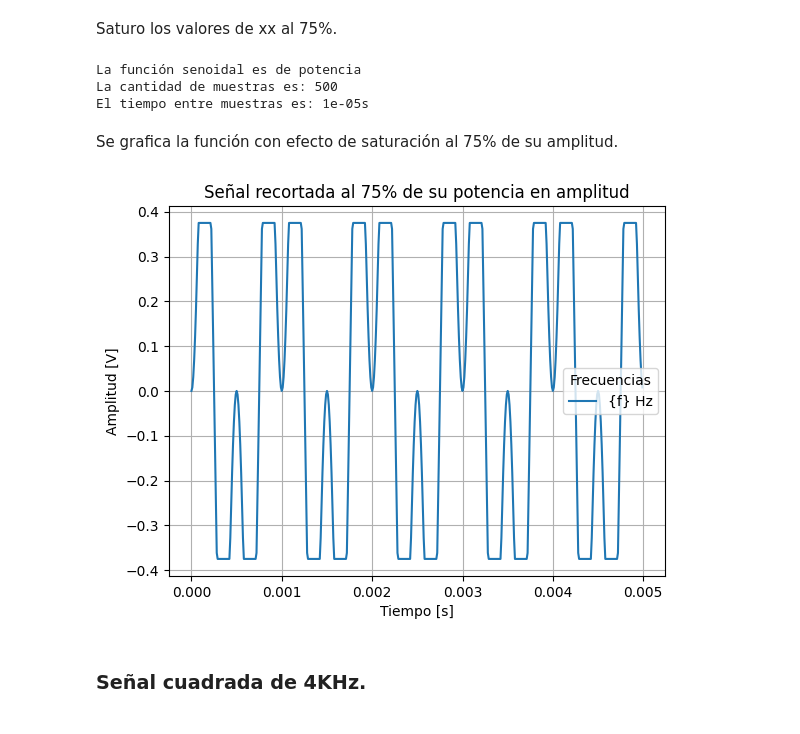
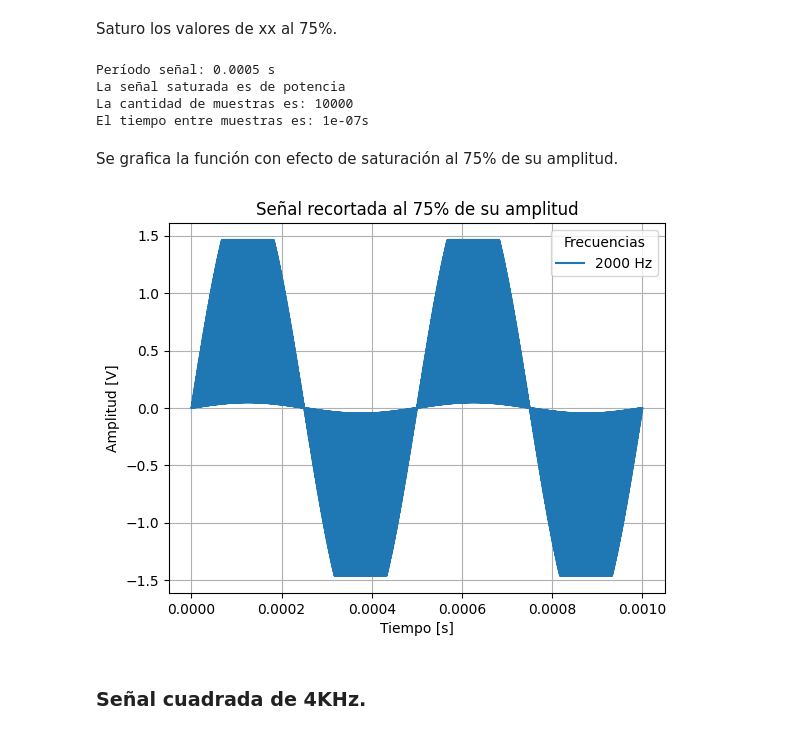
Before and after one commit to Nicolas-21864/TS, a Jupyter notebook: TS1.ipynb, the cells around one changed output. Drawn from its saved outputs; the diff is of its cells as text; code cells hidden in the pictures.

```diff
--- a/TS1.ipynb
+++ b/TS1.ipynb
@@ -14,8 +14,9 @@ Llamo a las librerías a utilizar y defino mis variables que voy a implementar.
 import numpy as np
 import matplotlib.pyplot as plt
 
-fm=100000 #frecuencia de muestreo
-N=500     #cantidad de muestras
+
+fm=10000000 #frecuencia de muestreo
+N=10000     #cantidad de muestras
 fs=2000   #frecuencia de la señal
 dt=1/fm  #tiempo entre muestras
 # %% [markdown]
@@ -91,6 +108,6 @@ def mi_funcion_sen_modulante(vmax, dc, ff, ph, nn, fs):
 # %% [markdown]
 Se llama a la función pasándole el parámetro de frecuencia.
 # %%
-fs2 = 1000
+fs2 = 1000000
 tt2, xx2 = mi_funcion_sen_modulante(vmax=1, dc=0, ff=fs2, ph=0, nn=N, fs=fm)
 # %% [markdown]
@@ -98,5 +115,5 @@ Genero mi funcion modulada.
 # %%
-modulada = xx2 * xx
+modulada = (1 + xx2) * xx
 # %%
 muestras=len(xx2)
 tiempoMuestras= dt
@@ -124,9 +148,7 @@ plt.show()
 # %% [markdown]
 Calculo la potencia y busco el 75% de esta.
 # %%
-vc=1
-potencia=(vc**2)/2
-threshold=potencia*0.75
+threshold = 0.75 * np.max(np.abs(modulada))
 # %% [markdown]
 Saturo los valores de xx al 75%.
 # %%
@@ -135,26 +157,28 @@ xxRecortada=np.clip(modulada,-threshold,threshold)
 dt = 1/fm
 muestras=len(xxRecortada)
 tiempoMuestras= dt
-print(f'La función senoidal es de potencia')
+print(f'Período señal: {T1} s')
+print(f'La señal saturada es de potencia')
 print(f'La cantidad de muestras es: {muestras}')
 print(f'El tiempo entre muestras es: {tiempoMuestras}s')
 # %% [output]
-La función senoidal es de potencia
-La cantidad de muestras es: 500
-El tiempo entre muestras es: 1e-05s
+Período señal: 0.0005 s
+La señal saturada es de potencia
+La cantidad de muestras es: 10000
+El tiempo entre muestras es: 1e-07s
 # %% [markdown]
 Se grafica la función con efecto de saturación al 75% de su amplitud.
 # %%
 plt.figure(5)
-plt.plot(tt, xxRecortada, label='{f} Hz')
-plt.title('Señal recortada al 75% de su potencia en amplitud')
+plt.plot(tt, xxRecortada, label=f'{fs} Hz')
+plt.title('Señal recortada al 75% de su amplitud')
 plt.xlabel('Tiempo [s]')
 plt.ylabel('Amplitud [V]')
 plt.legend(title="Frecuencias")
 plt.grid(True)
 plt.show()
 # %% [output]
-[figure, old version]
+[figure, new version]
 # %% [markdown]
 ### Señal cuadrada de 4KHz.
 # %% [markdown]
```
Also changed, not shown: parts of 14 cells of this notebook.
